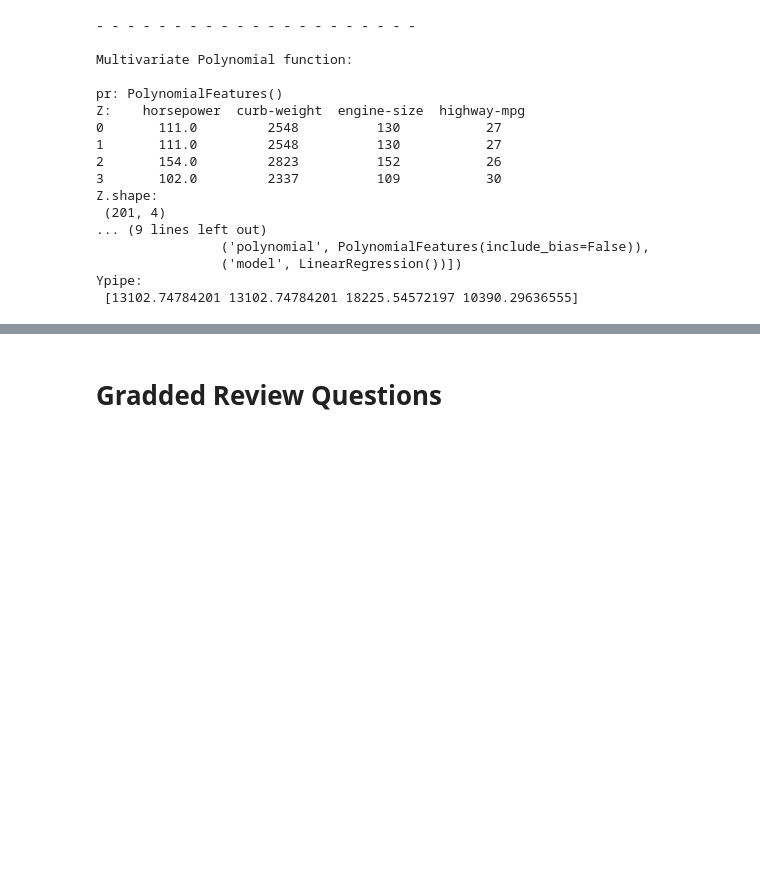
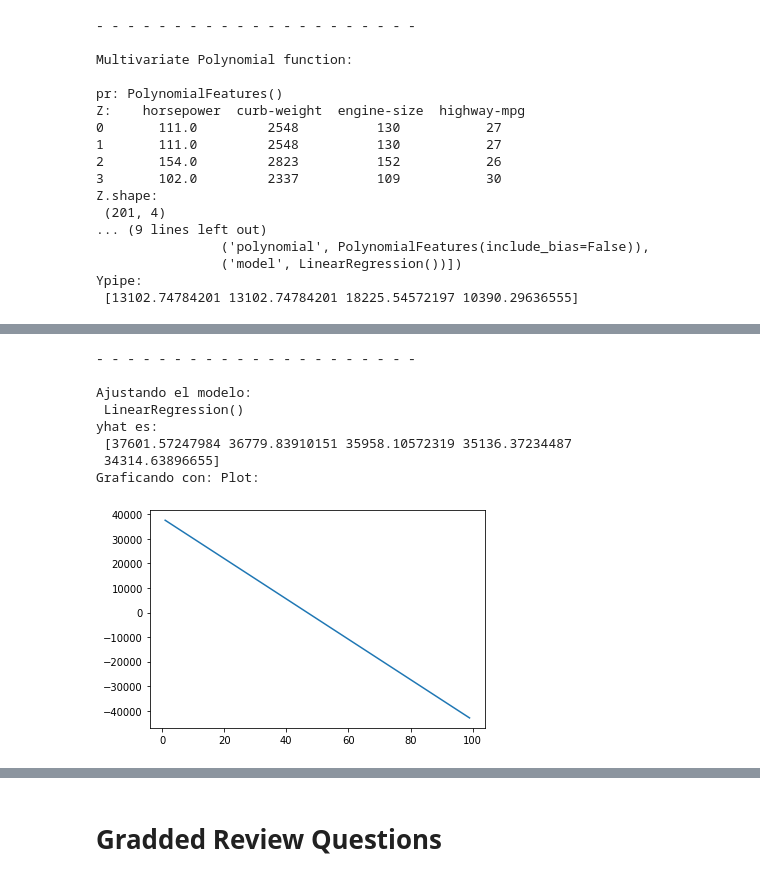
Before and after one commit to PosgradoMNA/actividades-de-aprendizaje-a01685424, a Jupyter notebook: IBM_DA0101EN_Data_Analysis_with_Python_Mod04.ipynb, the cells around one changed output, grey strips where cells are left out. Drawn from its saved outputs; the diff is of its cells as text; code cells hidden in the pictures; blank space fills up the shorter version.

```diff
--- a/IBM_DA0101EN_Data_Analysis_with_Python_Mod04.ipynb
+++ b/IBM_DA0101EN_Data_Analysis_with_Python_Mod04.ipynb
@@ -411,0 +383,65 @@ print(':\n',)
+# %%
+# - - - - - - - - - - - - - - - - - - - - - - - - - - -
+# Ejercicio 6
+
+# Predicción y toma de decisiones
+# Para el entrenamiento del modelo se utiliza el método "fit", sin embargo, para
+# el caso de la predición, se utiliza el método predict para lograr la predicción.
+
+import seaborn as sns
+from sklearn.preprocessing import PolynomialFeatures
+from sklearn.pipeline import Pipeline
+from sklearn.preprocessing import StandardScaler
+from sklearn.metrics import mean_squared_error
+from sklearn.metrics import r2_score
+import matplotlib.pyplot as plt
+import numpy as np
+
+
+print('\n- - - - - - - - - - - - - - - - - - - - - \n')
+new_input= np.arange(1, 100, 1).reshape(-1, 1)
+#print('Nueva entrada:\n',new_input)
+lm.fit(X, Y)
+print('Ajustando el modelo:\n',lm)
+yhat= lm.predict(new_input)
+yhat_= yhat[0:5]
+print('yhat es:\n',yhat_)
+
+df_array= new_input
+#np.append(df_array, yhat, axis=1)
+#print('df_array:',df_array)
+#df_plot_input= pd.DataFrame[df_array]
+#df_plot_yhat= pd.DataFrame[yhat]
+print('Graficando con: Plot:\n',)
+plt.plot(new_input, yhat)
+plt.show()
+
+print('\n- - - - - - - - - - - - - - - - - - - - - \n')
+print(':\n',)
+print(':\n',)
+
+print('\n- - - - - - - - - - - - - - - - - - - - - \n')
+print(':\n',)
+print(':\n',)
+
+print('\n- - - - - - - - - - - - - - - - - - - - - \n')
+print(':\n',)
+print(':\n',)
+
+print('\n- - - - - - - - - - - - - - - - - - - - - \n')
+print(':\n',)
+print(':\n',)
+
+print('\n- - - - - - - - - - - - - - - - - - - - - \n')
+print(':\n',)
+print(':\n',)
+# %% [output]
+- - - - - - - - - - - - - - - - - - - - -
+
+Ajustando el modelo:
+ LinearRegression()
+yhat es:
+ [37601.57247984 36779.83910151 35958.10572319 35136.37234487
+ 34314.63896655]
+Graficando con: Plot:
+[figure, added]
```
Also changed, not shown: parts of 3 cells of this notebook.
